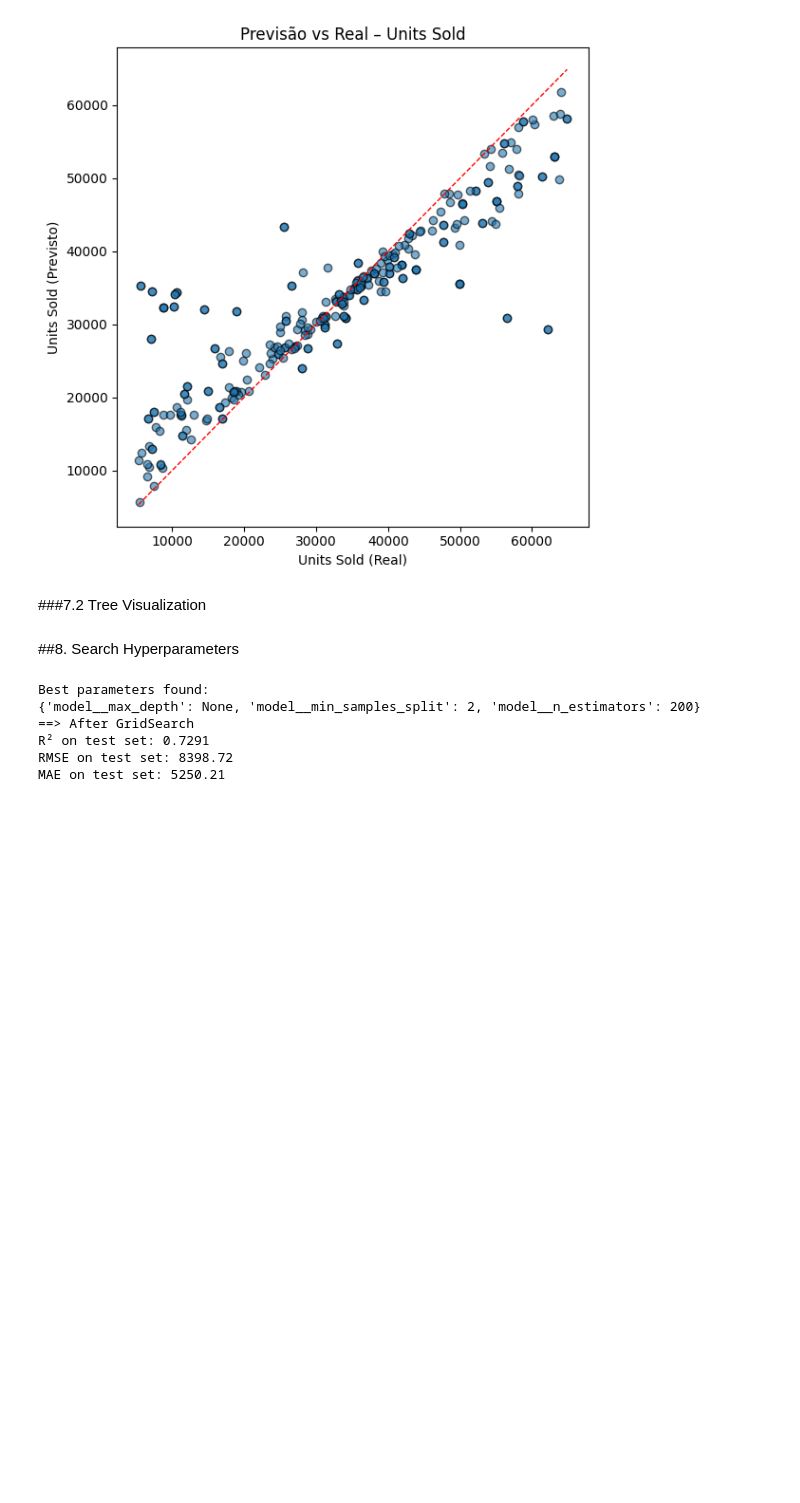
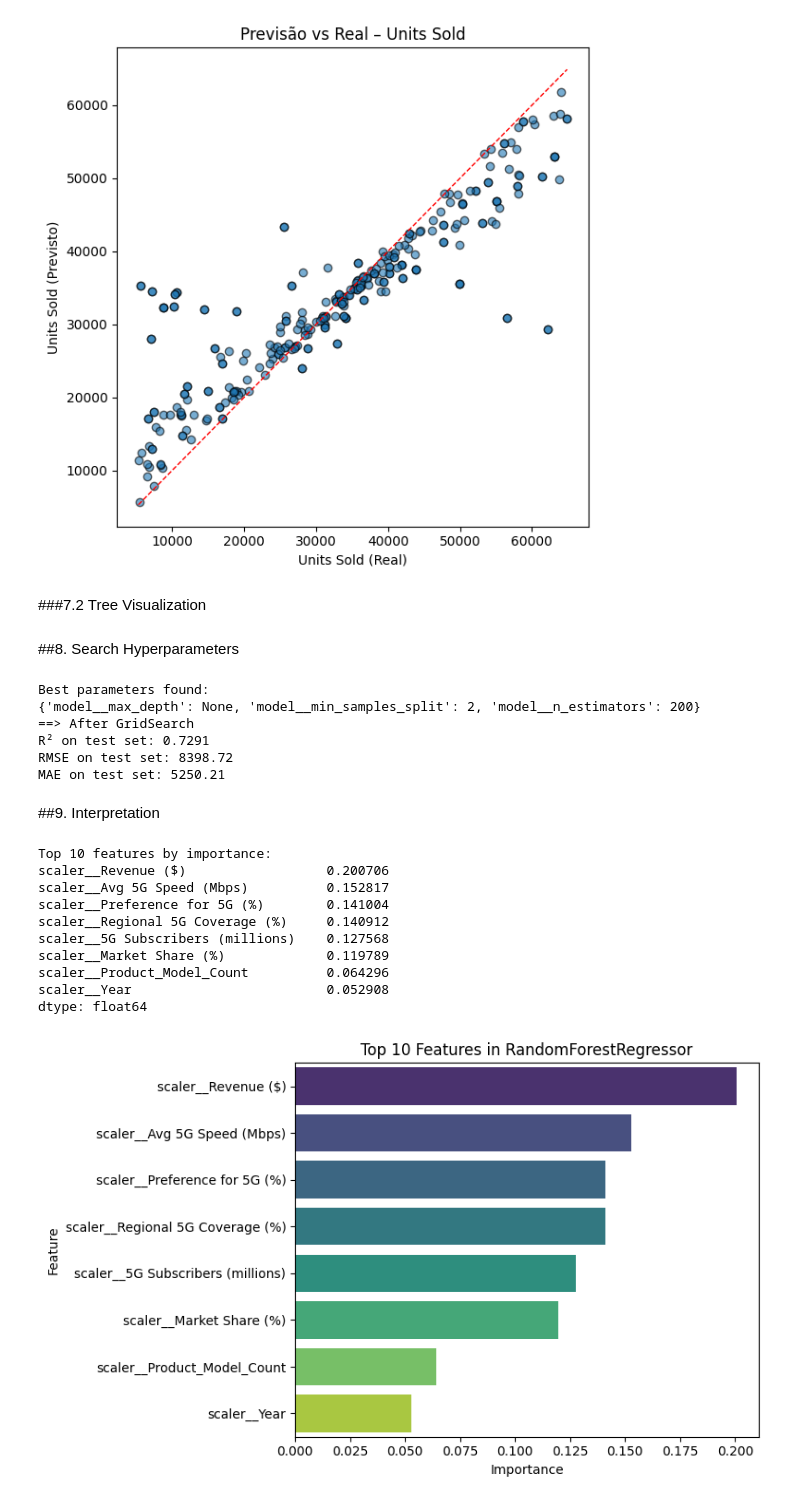
Before and after one commit to JeanAlvesR/DataScienceSamsung, a Jupyter notebook: dataset_samsung.ipynb, the cells around one changed output. Cells and saved outputs as stored; diff of their text form; code cells hidden in the pictures; blank space fills up the shorter version.

```diff
--- a/dataset_samsung.ipynb
+++ b/dataset_samsung.ipynb
@@ -384,3 +384,53 @@ Best parameters found:
 R² on test set: 0.7291
 RMSE on test set: 8398.72
 MAE on test set: 5250.21
+# %% [markdown]
+##9. Interpretation
+# %%
+import pandas as pd
+import matplotlib.pyplot as plt
+import seaborn as sns
+import numpy as np
+
+# 9.1. Get feature importances from the best trained RandomForest model
+importances = best_model.named_steps['model'].feature_importances_
+
+# 9.2. Retrieve the transformed column names from the pipeline
+preproc = best_model.named_steps['preproc']
+
+try:
+    # Try to get the output feature names (works for sklearn >= 1.0)
+    all_feature_names = preproc.get_feature_names_out()
+except AttributeError:
+    # If get_feature_names_out isn't available, fall back to original column names
+    # This usually happens when no OneHotEncoder is used in the pipeline
+    all_feature_names = X_train.columns.tolist()
+
+# 9.3. Create a Series to sort the importances
+feat_imp_series = pd.Series(importances, index=all_feature_names).sort_values(ascending=False)
+
+# 9.4. Display the top 10 most important features
+top10 = feat_imp_series.head(10)
+print("Top 10 features by importance:")
+print(top10)
+
+# 9.5. Plot the top 10 as a bar chart
+plt.figure(figsize=(8, 5))
+sns.barplot(x=top10.values, y=top10.index, palette='viridis')
+plt.title("Top 10 Features in RandomForestRegressor")
+plt.xlabel("Importance")
+plt.ylabel("Feature")
+plt.tight_layout()
+plt.show()
+# %% [output]
+Top 10 features by importance:
+scaler__Revenue ($)                  0.200706
+scaler__Avg 5G Speed (Mbps)          0.152817
+scaler__Preference for 5G (%)        0.141004
+scaler__Regional 5G Coverage (%)     0.140912
+scaler__5G Subscribers (millions)    0.127568
+scaler__Market Share (%)             0.119789
+scaler__Product_Model_Count          0.064296
+scaler__Year                         0.052908
+dtype: float64
+[figure, added]
```
